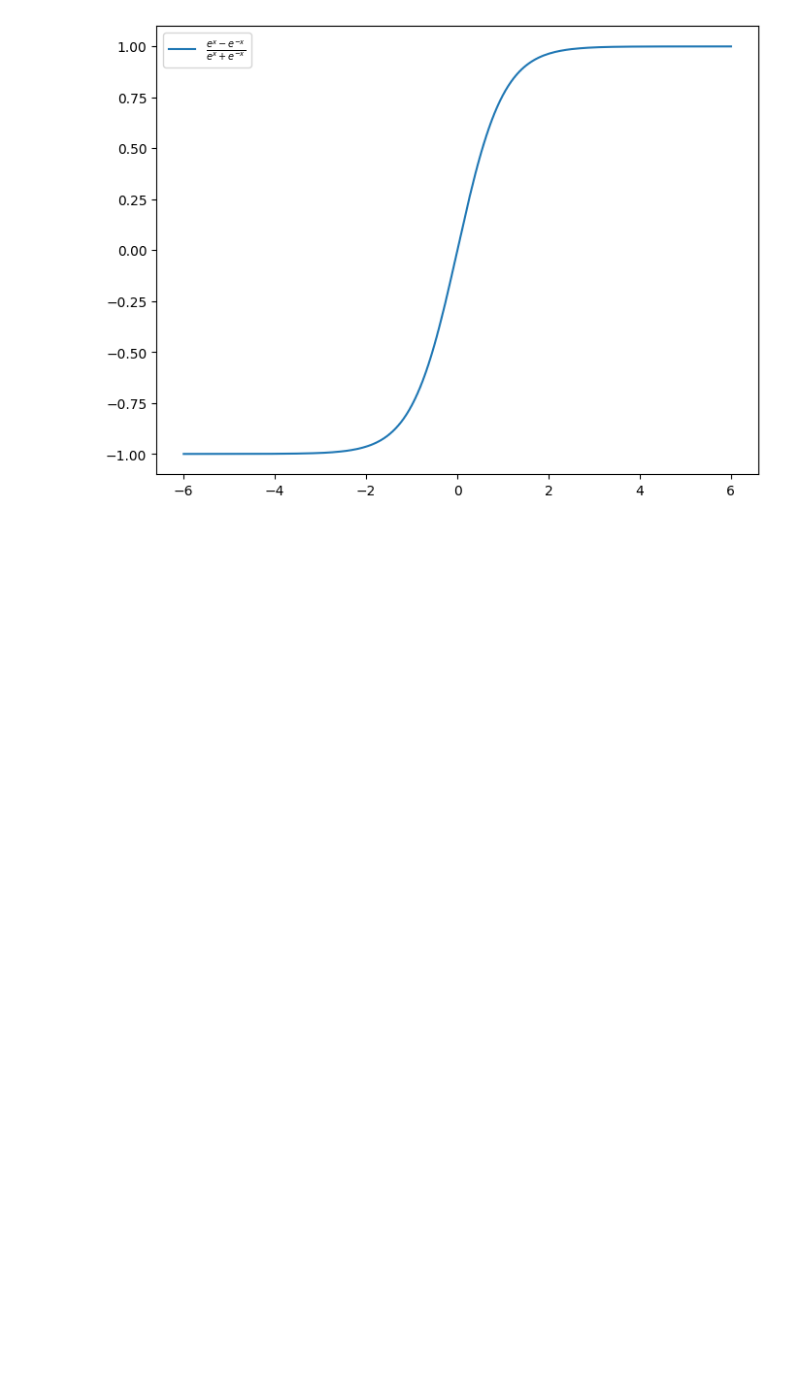
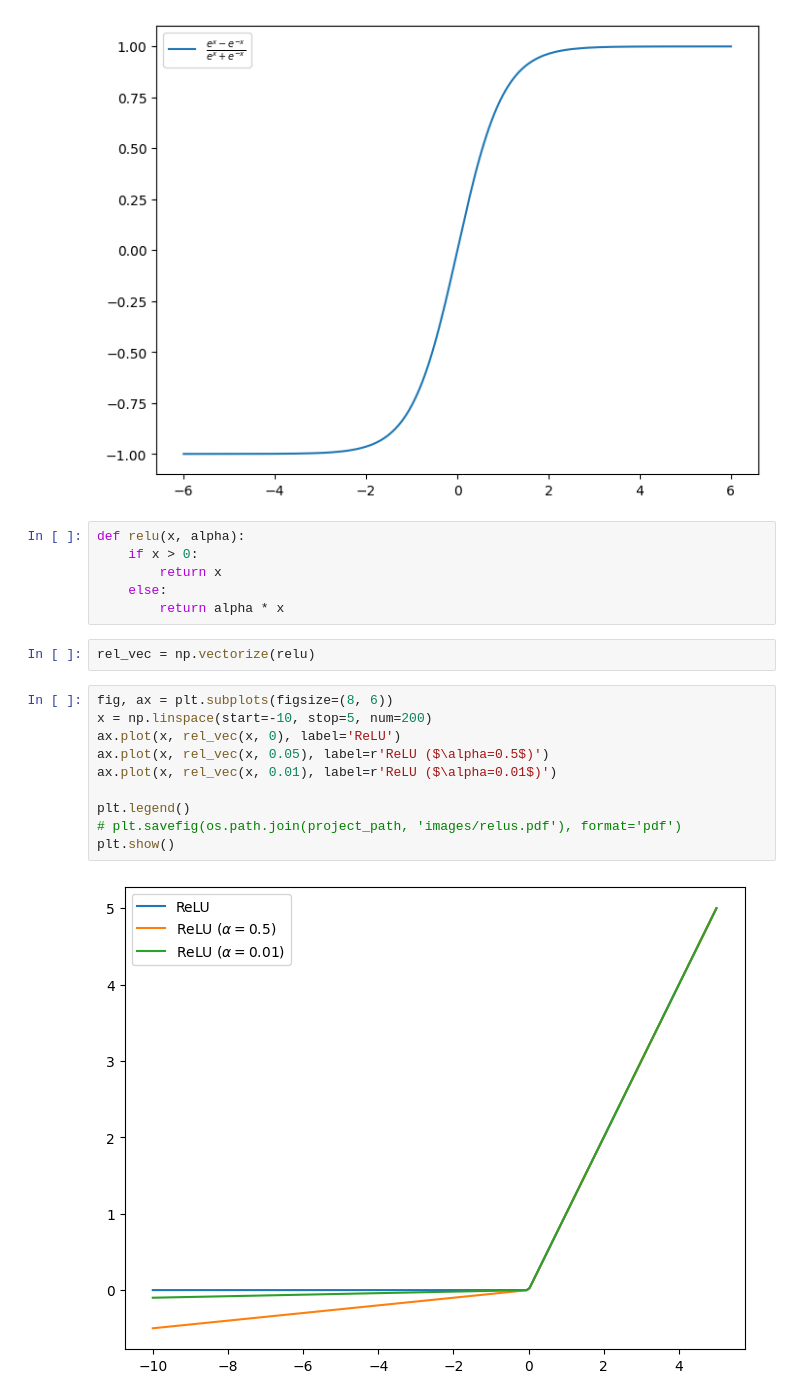
Before and after one commit to ChrisNick92/deep-audio-fingerprinting, a Jupyter notebook: notebooks/activations.ipynb, the cells around one changed output. Drawn from its saved outputs; the diff is of its cells as text; blank space fills up the shorter version.

```diff
--- a/notebooks/activations.ipynb
+++ b/notebooks/activations.ipynb
@@ -37,3 +37,23 @@ plt.legend()
 plt.show()
 # %% [output]
 [figure]
+# %%
+def relu(x, alpha):
+    if x > 0:
+        return x
+    else:
+        return alpha * x
+# %%
+rel_vec = np.vectorize(relu)
+# %%
+fig, ax = plt.subplots(figsize=(8, 6))
+x = np.linspace(start=-10, stop=5, num=200)
+ax.plot(x, rel_vec(x, 0), label='ReLU')
+ax.plot(x, rel_vec(x, 0.05), label=r'ReLU ($\alpha=0.5$)')
+ax.plot(x, rel_vec(x, 0.01), label=r'ReLU ($\alpha=0.01$)')
+
+plt.legend()
+# plt.savefig(os.path.join(project_path, 'images/relus.pdf'), format='pdf')
+plt.show()
+# %% [output]
+[figure, added]
```
Also changed, not shown: parts of 4 cells of this notebook, 4 other files.
